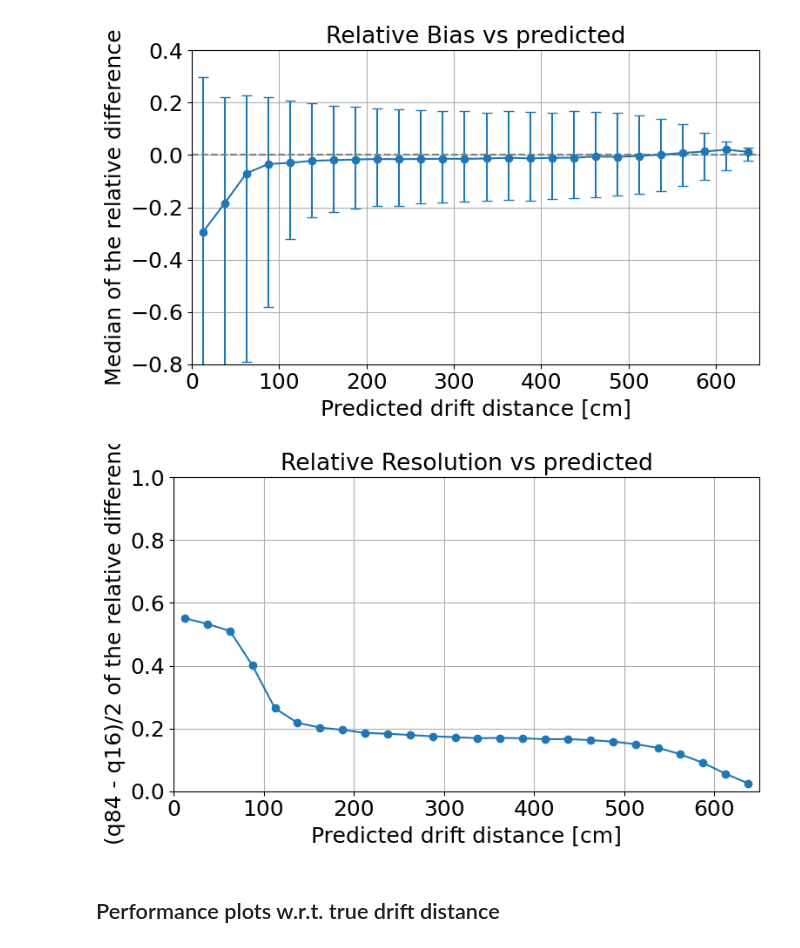
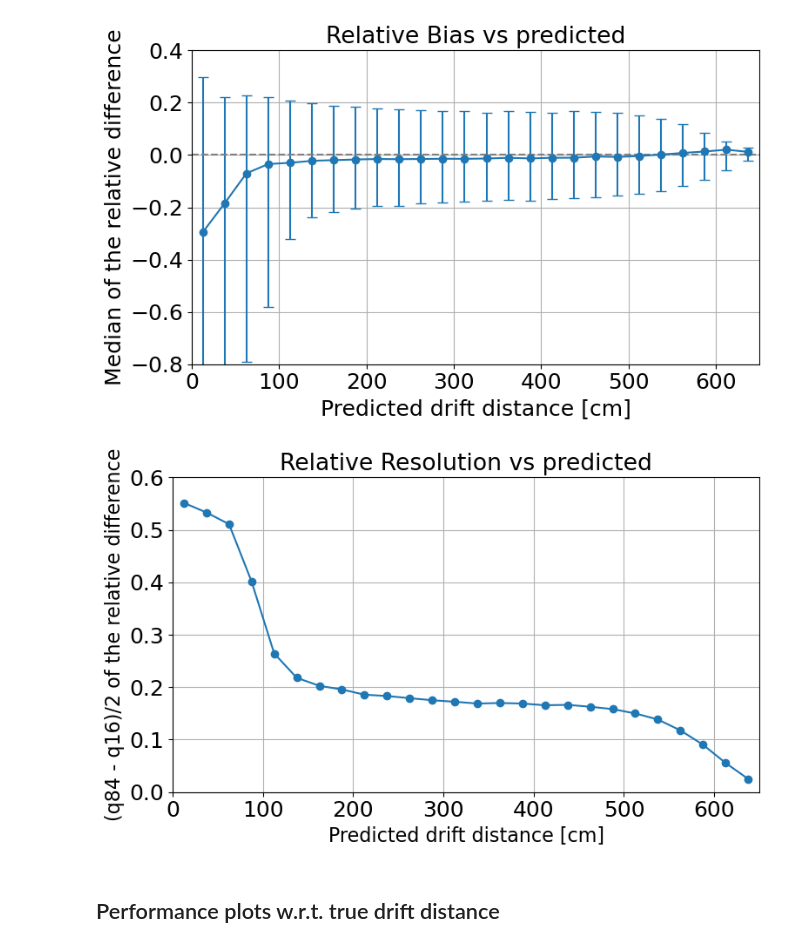
Before and after one commit to wangbtc/GAMPix4SNe, a Jupyter notebook: Analysis/plotNNPerformance.ipynb, the cells around one changed output. Drawn from its saved outputs; the diff is of its cells as text; code cells hidden in the pictures.

```diff
--- a/Analysis/plotNNPerformance.ipynb
+++ b/Analysis/plotNNPerformance.ipynb
@@ -202,10 +202,11 @@ plt.show()
 # --------------------
 # 3. Resolution plot
 # --------------------
+plt.rcParams.update({"font.size": 16,
+                     "axes.labelsize": 16})
 fig, ax = plt.subplots(figsize = figsize_summary)
-plt.rcParams.update({"font.size": 16})
 
-ax.plot(summary["x_center"], summary["resolution"], "o-")
+ax.plot(summary_pred["x_center"], summary_pred["resolution"], "o-")
 ax.set_xlabel("Predicted drift distance [cm]")
 ax.set_ylabel("(q84 - q16)/2 of the Difference [cm]")
 ax.set_title("Resolution vs predicted")
@@ -220,13 +221,14 @@ plt.show()
 # --------------------
 # 4. Relative bias plot
 # --------------------
+plt.rcParams.update({"font.size": 16,
+                     "axes.labelsize": 18})
 fig, ax = plt.subplots(figsize = figsize_summary)
-plt.rcParams.update({"font.size": 16})
 
 ax.errorbar(
-    summary["x_center"],
-    summary["rel_bias"],
-    yerr = [summary["rel_bias_err_low"], summary["rel_bias_err_high"]],
+    summary_pred["x_center"],
+    summary_pred["rel_bias"],
+    yerr = [summary_pred["rel_bias_err_low"], summary_pred["rel_bias_err_high"]],
     fmt = "o-",
     capsize = 4
 )
@@ -246,10 +248,11 @@ plt.show()
 # ---------------------------
 # 5. Relative resolution plot
 # ---------------------------
+plt.rcParams.update({"font.size": 16,
+                     "axes.labelsize": 16})
 fig, ax = plt.subplots(figsize = figsize_summary)
-plt.rcParams.update({"font.size": 16})
 
-ax.plot(summary["x_center"], summary["rel_resolution"], "o-")
+ax.plot(summary_pred["x_center"], summary_pred["rel_resolution"], "o-")
 ax.set_xlabel("Predicted drift distance [cm]")
 ax.set_ylabel("(q84 - q16)/2 of the relative difference")
 ax.set_title("Relative Resolution vs predicted")
@@ -264,13 +267,15 @@ plt.show()
 # --------------------------------------------
 # 6. Relative bias plot - y range [-0.8, 0.4]
 # --------------------------------------------
+plt.rcParams.update({"font.size": 16,
+                     "axes.labelsize": 18})
 fig, ax = plt.subplots(figsize = figsize_summary)
-plt.rcParams.update({"font.size": 16})
+
 
 ax.errorbar(
-    summary["x_center"],
-    summary["rel_bias"],
-    yerr = [summary["rel_bias_err_low"], summary["rel_bias_err_high"]],
+    summary_pred["x_center"],
+    summary_pred["rel_bias"],
+    yerr = [summary_pred["rel_bias_err_low"], summary_pred["rel_bias_err_high"]],
     fmt = "o-",
     capsize = 4
 )
@@ -290,22 +295,23 @@ plt.show()
 # %%
 # --------------------------------------------------
 # 7. Relative resolution plot - y range [0, 1]
 # --------------------------------------------------
+plt.rcParams.update({"font.size": 16,
+                     "axes.labelsize": 16})
 fig, ax = plt.subplots(figsize = figsize_summary)
-plt.rcParams.update({"font.size": 16})
 
-ax.plot(summary["x_center"], summary["rel_resolution"], "o-")
+ax.plot(summary_pred["x_center"], summary_pred["rel_resolution"], "o-")
 ax.set_xlabel("Predicted drift distance [cm]")
 ax.set_ylabel("(q84 - q16)/2 of the relative difference")
 ax.set_title("Relative Resolution vs predicted")
 ax.set_xlim([0, 650])
-ax.set_ylim([0, 1])
+ax.set_ylim([0, 0.6])
 ax.grid()
 # ax.set_yscale('log')
 plt.tight_layout()
 plt.show()
 # %% [output]
-[figure, old version]
+[figure, new version]
 # %% [markdown]
 ## Performance plots w.r.t. true drift distance
 # %%
```
Also changed, not shown: parts of 17 cells of this notebook.
